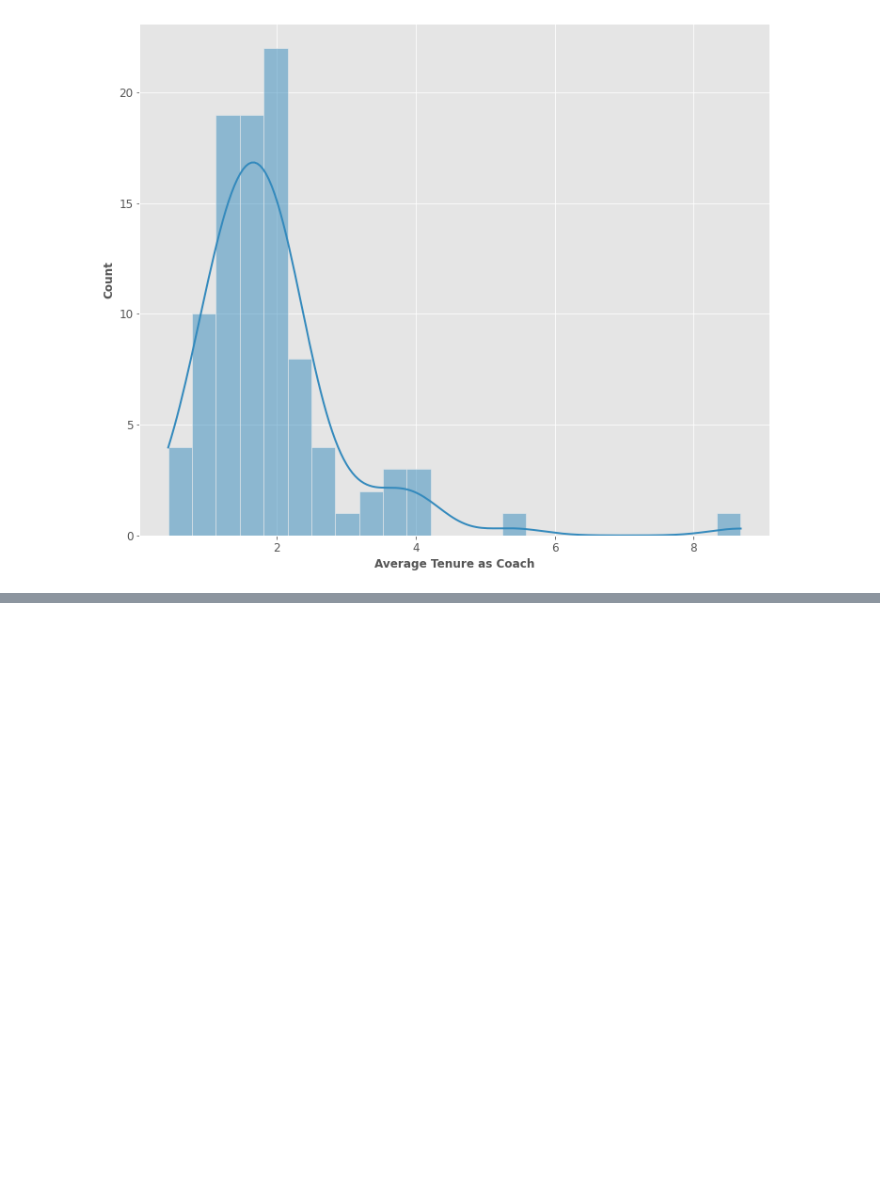
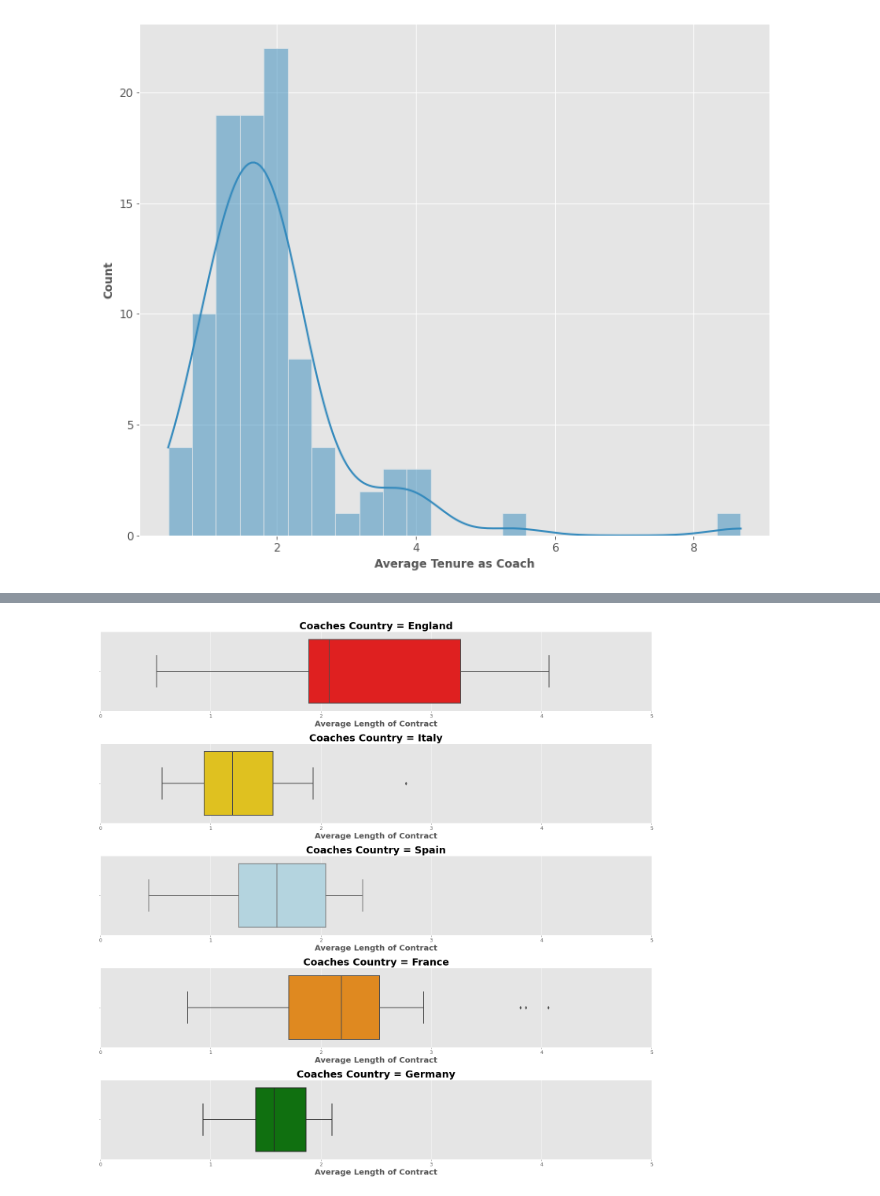
Before and after one commit to hatchdavid1/sports_data, a Jupyter notebook: coach_analysis.ipynb, the cells around one changed output, grey strips where cells are left out. Saved outputs shown, nothing was run; the diff lists cells and outputs as text; code cells hidden in the pictures; blank space fills up the shorter version.

```diff
--- a/coach_analysis.ipynb
+++ b/coach_analysis.ipynb
@@ -135,0 +162,14 @@ Text(0.5, 0, 'Average Tenure as Coach')
+# %%
+plt.figure(figsize=(20,20))
+i=0
+for country in coaches_country:
+    plt.subplot(5,1,i+1)
+    country_data = coaches[coaches['current_league_country']==country]
+    plt.title('Coaches Country = %s'%(country),fontsize=25,fontweight='bold')
+    sns.boxplot(country_data['avg_term_as_coach'],color=color[i])
+    plt.xlim(0,5)
+    plt.xlabel('Average Length of Contract',fontsize=20)
+    i=i+1
+plt.tight_layout()
+# %% [output]
+[figure, added]
```
Also changed, not shown: parts of 4 cells of this notebook.
